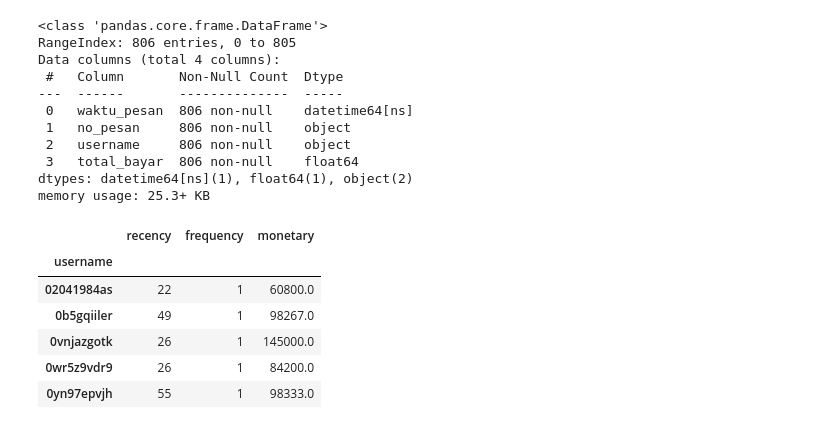
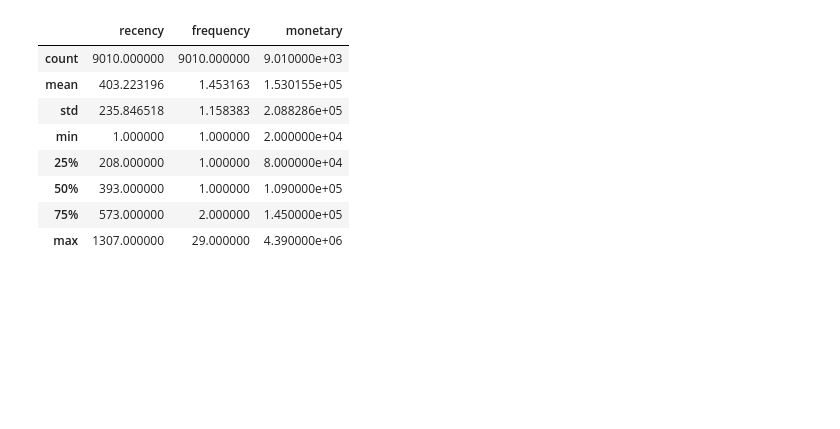
Before and after one commit to nilamaula26/Aplikasi-Login, a Jupyter notebook: Rencana Skripsi K-Means.ipynb, the cells around one changed output. Drawn from its saved outputs; the diff is of its cells as text; code cells hidden in the pictures; blank space fills up the shorter version.

```diff
--- a/Rencana Skripsi K-Means.ipynb
+++ b/Rencana Skripsi K-Means.ipynb
@@ -17,16 +2,0 @@ df.head()
-# %%
-df['waktu_pesan'] = pd.to_datetime(df['waktu_pesan'])
-df['total_bayar'] = df['total_bayar'].astype(float)
-df.info()
-# %% [output]
-<class 'pandas.core.frame.DataFrame'>
-RangeIndex: 806 entries, 0 to 805
-Data columns (total 4 columns):
- #   Column       Non-Null Count  Dtype
----  ------       --------------  -----
- 0   waktu_pesan  806 non-null    datetime64[ns]
- 1   no_pesan     806 non-null    object
- 2   username     806 non-null    object
- 3   total_bayar  806 non-null    float64
-dtypes: datetime64[ns](1), float64(1), object(2)
-memory usage: 25.3+ KB
@@ -40,10 +3,23 @@ rfm.columns=['recency','frequency', 'monetary']
+# %%
+import pandas as pd
+import matplotlib.pyplot as plt
+from mpl_toolkits.mplot3d import Axes3D
+import numpy as np
+from sklearn.preprocessing import StandardScaler
+from sklearn.cluster import KMeans
+from collections import Counter
+from sklearn.metrics import silhouette_score
+
+rfm = pd.read_excel("rfm.xlsx")
 # %%
-rfm.head()
+rfm.describe()
 # %% [output]
 |  | recency | frequency | monetary |
-| username |  |  |  |
-| 02041984as | 22 | 1 | 60800.0 |
-| 0b5gqiiler | 49 | 1 | 98267.0 |
-| 0vnjazgotk | 26 | 1 | 145000.0 |
-| 0wr5z9vdr9 | 26 | 1 | 84200.0 |
-| 0yn97epvjh | 55 | 1 | 98333.0 |
+| count | 9010.000000 | 9010.000000 | 9.010000e+03 |
+| mean | 403.223196 | 1.453163 | 1.530155e+05 |
+| std | 235.846518 | 1.158383 | 2.088286e+05 |
+| min | 1.000000 | 1.000000 | 2.000000e+04 |
+| 25% | 208.000000 | 1.000000 | 8.000000e+04 |
+| 50% | 393.000000 | 1.000000 | 1.090000e+05 |
+| 75% | 573.000000 | 2.000000 | 1.450000e+05 |
+| max | 1307.000000 | 29.000000 | 4.390000e+06 |
```
Also changed, not shown: parts of 21 cells of this notebook.
